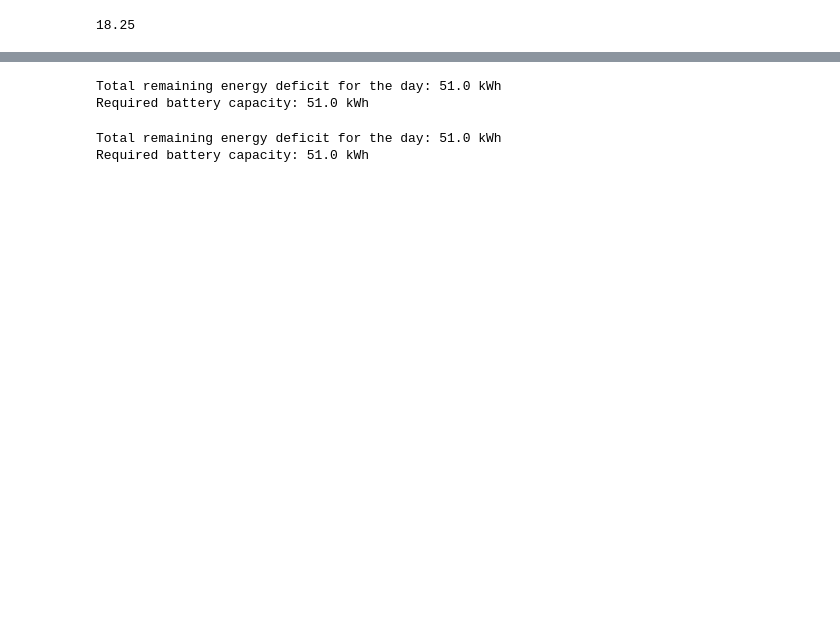
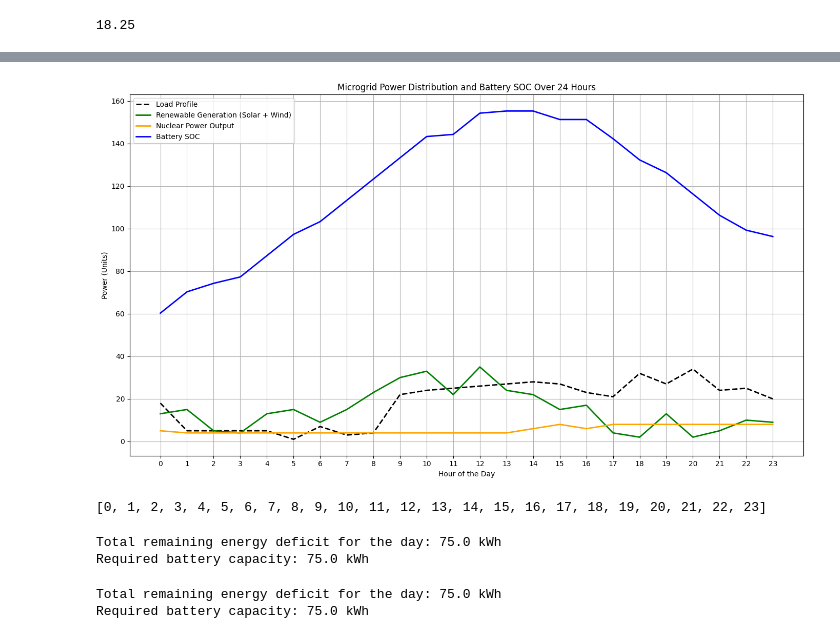
Before and after one commit to rambail/Microgrid, a Jupyter notebook: Microgrid_Nu.ipynb, the cells around one changed output, grey strips where cells are left out. Cells and saved outputs as stored; diff of their text form; code cells hidden in the pictures; blank space fills up the shorter version.

```diff
--- a/Microgrid_Nu.ipynb
+++ b/Microgrid_Nu.ipynb
@@ -182,9 +194,45 @@ Required battery capacity: 136.0 kWh
+# %%
+import matplotlib.pyplot as plt
+
+# Time axis for the 24-hour period
+hours = [i for i in range(len(load_profile))]
+
+# Plot the load profile, renewable generation, and nuclear power output
+plt.figure(figsize=(14, 8))
+
+# Load Profile
+plt.plot(hours, load_profile, label='Load Profile', color='black', linewidth=2, linestyle='--')
+# Renewable Generation (Solar + Wind)
+plt.plot(hours, renewable_generation, label='Renewable Generation (Solar + Wind)', color='green', linewidth=2)
+# Nuclear Power Output
+plt.plot(hours, nuclear_power_output, label='Nuclear Power Output', color='orange', linewidth=2)
+# Battery SOC
+plt.plot(hours, battery_soc_history, label='Battery SOC', color='blue', linewidth=2)
+
+# Add grid, legend, and labels
+plt.grid(True)
+plt.legend(loc='upper left')
+plt.xlabel('Hour of the Day')
+plt.ylabel('Power (Units)')
+plt.title('Microgrid Power Distribution and Battery SOC Over 24 Hours')
+plt.xticks(hours)  # Mark every hour
+
+# Show the plot
+plt.tight_layout()
+plt.show()
+# %% [output]
+[figure, added]
+# %%
+x = [i for i in range(24)]
+print(x)
+# %% [output]
+[0, 1, 2, 3, 4, 5, 6, 7, 8, 9, 10, 11, 12, 13, 14, 15, 16, 17, 18, 19, 20, 21, 22, 23]
 # %%
 import numpy as np
 
 # Hourly load and regenerative power data
 hourly_load = np.array([18, 5, 5, 5, 5, 1, 7, 3, 4, 22, 24, 25, 26, 27, 28, 27, 23, 21, 32, 27, 34, 24, 25, 20])
-regenerative_power = np.array([7, 10, 2, 2, 10, 15, 6.0, 37.0, 66.0, 86.0, 102.0, 102.0, 102.0, 105.0, 88.0, 62.0, 40.0, 7.0, 8, 15, 13, 8, 2, 12])
+regenerative_power = np.array([13, 6, 6, 9, 7, 14, 6.0, 15.0, 15.0, 24.0, 33.0, 25.0, 25.0, 33.0, 19.0, 19.0, 13.0, 4.0, 6, 8, 4, 2, 5, 9])
 
 # Base load generator capacities
 min_generator_output = 6  # kW
@@ -208,14 +256,14 @@ print(f"Total remaining energy deficit for the day: {total_remaining_deficit} kW
 battery_capacity = total_remaining_deficit
 print(f"Required battery capacity: {battery_capacity} kWh")
 # %% [output]
-Total remaining energy deficit for the day: 51.0 kWh
-Required battery capacity: 51.0 kWh
+Total remaining energy deficit for the day: 75.0 kWh
+Required battery capacity: 75.0 kWh
 # %%
 import numpy as np
 
 # Hourly load and regenerative power data
 hourly_load = np.array([18, 5, 5, 5, 5, 1, 7, 3, 4, 22, 24, 25, 26, 27, 28, 27, 23, 21, 32, 27, 34, 24, 25, 20])
-regenerative_power = np.array([7, 10, 2, 2, 10, 15, 6.0, 37.0, 66.0, 86.0, 102.0, 102.0, 102.0, 105.0, 88.0, 62.0, 40.0, 7.0, 8, 15, 13, 8, 2, 12])
+regenerative_power = np.array([13, 6, 6, 9, 7, 14, 6.0, 15.0, 15.0, 24.0, 33.0, 25.0, 25.0, 33.0, 19.0, 19.0, 13.0, 4.0, 6, 8, 4, 2, 5, 9])
 
 # Base load generator capacities
 min_generator_output = 6  # kW
@@ -241,5 +289,5 @@ print(f"Total remaining energy deficit for the day: {total_remaining_deficit} kW
 battery_capacity = total_remaining_deficit
 print(f"Required battery capacity: {battery_capacity} kWh")
 # %% [output]
-Total remaining energy deficit for the day: 51.0 kWh
-Required battery capacity: 51.0 kWh
+Total remaining energy deficit for the day: 75.0 kWh
+Required battery capacity: 75.0 kWh
```
Also changed, not shown: parts of 13 cells of this notebook.
